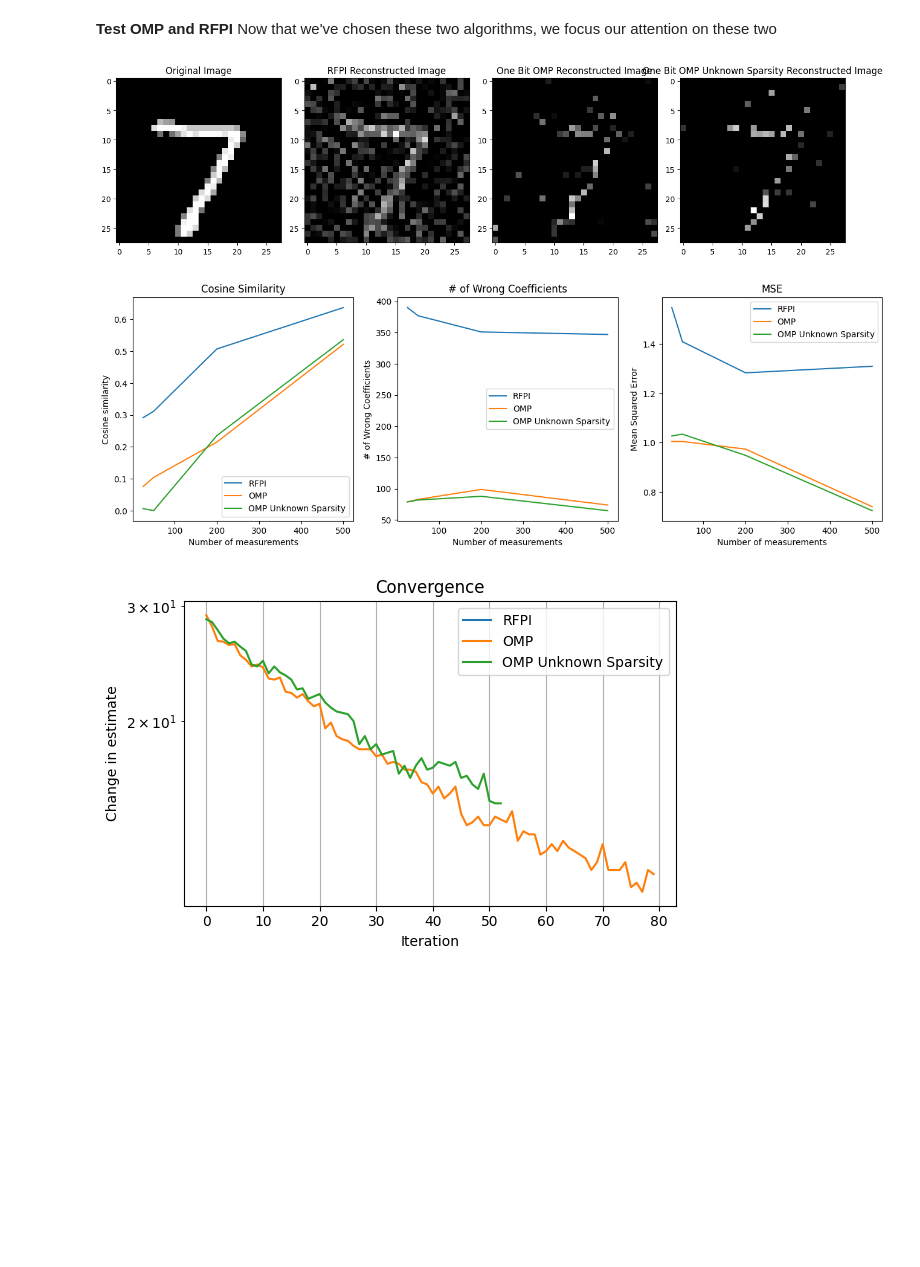
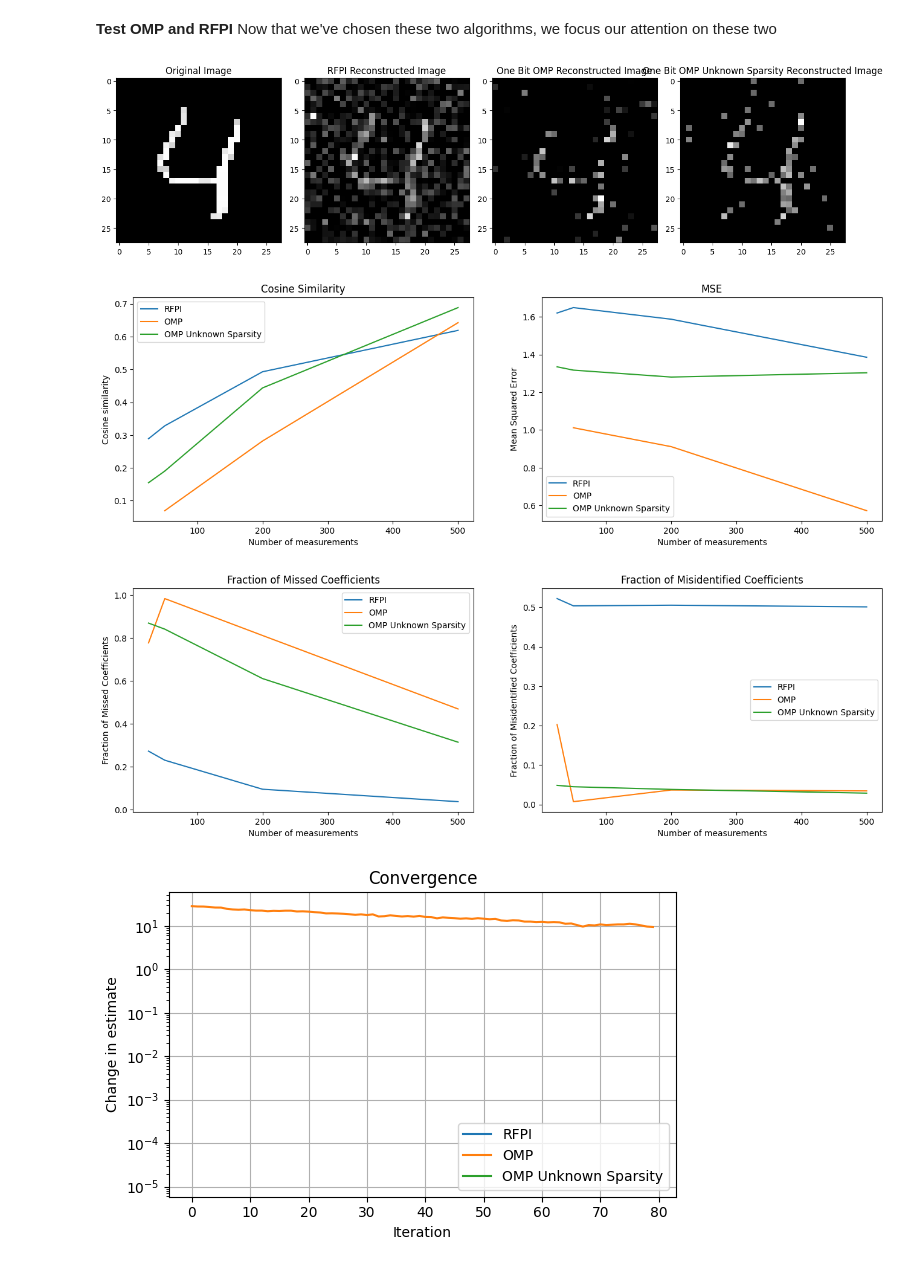
Before and after one commit to josephine-king/EE4740_ImageCompression, a Jupyter notebook: image_compression.ipynb, the cells around one changed output. Saved outputs shown, nothing was run; the diff lists cells and outputs as text; code cells hidden in the pictures; blank space fills up the shorter version.

```diff
--- a/image_compression.ipynb
+++ b/image_compression.ipynb
@@ -84,7 +84,7 @@ def plot_meas_matrix(meas_matrix):
 data = import_mnist_data(1)
 print(data.shape)
 
-sparse_data = sparsify_data(data, 100) #anything below 100 is = zero
+sparse_data = sparsify_data(data, 200) #anything below 100 is = zero
 print(sparse_data.shape)
 
 plot_est_images(data, sparse_data)
@@ -319,12 +321,14 @@ def convex_l1_sign(meas_matrix, measurement, max_iters=1000):
 def test_algo(algo, num_images, sparse_data, measurement_dims, step_size, lamda, sparsity, known_sparsity, threshold, max_iter):
 
     mses = []
-    wrong_coeffs = []
+    missed_coeffs = []
+    misided_coeffs = []
     cosine_sims = []
 
     for m in measurement_dims:
         mse_dim = []
-        wrong_coeff_dim = []
+        missed_coeff_dim = []
+        misided_coeff_dim = []
         cosine_sim_dim = []
         for idx in range(0,num_images):
             curr_data = sparse_data[idx,:]
@@ -348,18 +352,22 @@ def test_algo(algo, num_images, sparse_data, measurement_dims, step_size, lamda,
             # Renormalize
             estimate = estimate * 255/(np.max(estimate))
 
-            wrong_coeff = calculate_wrong_coefficients(curr_data, estimate)
-            wrong_coeff_dim.append(wrong_coeff)
+            missed_coeff = calculate_missed_coefficients(curr_data, estimate)
+            missed_coeff_dim.append(missed_coeff)
+            misided_coeff = calculate_misidentified_coefficients(curr_data, estimate)
+            misided_coeff_dim.append(misided_coeff)
+            missed_coeff_dim.append(missed_coeff)
             mse = calculate_normalized_mse(curr_data, estimate)
             mse_dim.append(mse)
             cosine_sim = calculate_cosine_similarity(curr_data, estimate)
             cosine_sim_dim.append(cosine_sim)
 
         mses.append(np.mean(mse_dim))
-        wrong_coeffs.append(np.mean(wrong_coeff_dim))
+        missed_coeffs.append(np.mean(missed_coeff_dim))
+        misided_coeffs.append(np.mean(misided_coeff_dim))
         cosine_sims.append(np.mean(cosine_sim_dim))
 
-    return cosine_sims, mses, wrong_coeffs, curr_data, estimate, convergence
+    return cosine_sims, mses, missed_coeffs, misided_coeffs, curr_data, estimate, convergence
 # %% [markdown]
 **TEST AND COMPARE ALGOS**
 # %%
@@ -424,53 +444,64 @@ plt.show()
 **Test OMP and RFPI** Now that we've chosen these two algorithms, we focus our attention on these two
 # %%
 meas_matrix_dims = [25, 50, 200, 500]
-num_img = 1
+num_img = 10
 data = import_mnist_data(num_img)
-sparse_data = sparsify_data(data, 100)
+sparse_data = sparsify_data(data, 200)
 
-cosine_sim_omp, mses_omp, wrong_coeffs_omp, curr_data, estimate_omp, convergence_omp = test_algo("one_bit_omp", num_img, sparse_data, meas_matrix_dims, 1e-5, 0.1, 80, True, 1e-3, 1000)
-cosine_sim_omp_us, mses_omp_us, wrong_coeffs_omp_us, curr_data, estimate_omp_us, convergence_omp_us = test_algo("one_bit_omp", num_img, sparse_data, meas_matrix_dims, 1e-5, 0.1, 20, False, 1e-3, 1000)
-cosine_sim_rfpi, mses_rfpi, wrong_coeffs_rfpi, curr_data, estimate_rfpi, convergence_rfpi = test_algo("rfpi", num_img, sparse_data, meas_matrix_dims, 1e-5, 0.1, 0, False, 1e-5, 10000)
+cosine_sim_omp, mses_omp, missed_coeffs_omp, misided_coeffs_omp, curr_data, estimate_omp, convergence_omp = test_algo("one_bit_omp", num_img, sparse_data, meas_matrix_dims, 1e-5, 0.1, 80, True, 1e-3, 1000)
+cosine_sim_omp_us, mses_omp_us, missed_coeffs_omp_us, misided_coeffs_omp_us, curr_data, estimate_omp_us, convergence_omp_us = test_algo("one_bit_omp", num_img, sparse_data, meas_matrix_dims, 1e-5, 0.1, 20, False, 1e-3, 1000)
+cosine_sim_rfpi, mses_rfpi, missed_coeffs_rfpi, misided_coeffs_rfpi, curr_data, estimate_rfpi, convergence_rfpi = test_algo("rfpi", num_img, sparse_data, meas_matrix_dims, 1e-5, 0.1, 0, False, 1e-5, 10000)
 
 plot_algos([curr_data, estimate_rfpi, estimate_omp, estimate_omp_us], ["Original Image", "RFPI Reconstructed Image", "One Bit OMP Reconstructed Image", "One Bit OMP Unknown Sparsity Reconstructed Image"])
 
-fig, axs = plt.subplots(1, 3)
+fig, axs = plt.subplots(1, 2)
 fig.set_figwidth(16)
 axs[0].plot(meas_matrix_dims, cosine_sim_rfpi)
 axs[0].plot(meas_matrix_dims,cosine_sim_omp)
 axs[0].plot(meas_matrix_dims,cosine_sim_omp_us)
 axs[0].set_title("Cosine Similarity")
 axs[0].set_xlabel("Number of measurements")
 axs[0].set_ylabel("Cosine similarity")
 axs[0].legend(["RFPI","OMP","OMP Unknown Sparsity"])
-axs[1].plot(meas_matrix_dims, wrong_coeffs_rfpi)
-axs[1].plot(meas_matrix_dims,wrong_coeffs_omp)
-axs[1].plot(meas_matrix_dims,wrong_coeffs_omp_us)
-axs[1].set_title("# of Wrong Coefficients")
+axs[1].plot(meas_matrix_dims, mses_rfpi)
+axs[1].plot(meas_matrix_dims,mses_omp)
+axs[1].plot(meas_matrix_dims,mses_omp_us)
+axs[1].set_title("MSE")
 axs[1].set_xlabel("Number of measurements")
-axs[1].set_ylabel("# of Wrong Coefficients")
+axs[1].set_ylabel("Mean Squared Error")
 axs[1].legend(["RFPI","OMP","OMP Unknown Sparsity"])
-axs[2].plot(meas_matrix_dims, mses_rfpi)
-axs[2].plot(meas_matrix_dims,mses_omp)
-axs[2].plot(meas_matrix_dims,mses_omp_us)
-axs[2].set_title("MSE")
-axs[2].set_xlabel("Number of measurements")
-axs[2].set_ylabel("Mean Squared Error")
-axs[2].legend(["RFPI","OMP","OMP Unknown Sparsity"])
+
+fig, axs = plt.subplots(1, 2)
+fig.set_figwidth(16)
+axs[0].plot(meas_matrix_dims, missed_coeffs_rfpi)
+axs[0].plot(meas_matrix_dims, missed_coeffs_omp)
+axs[0].plot(meas_matrix_dims, missed_coeffs_omp_us)
+axs[0].set_title("Fraction of Missed Coefficients")
+axs[0].set_xlabel("Number of measurements")
+axs[0].set_ylabel("Fraction of Missed Coefficients")
+axs[0].legend(["RFPI","OMP","OMP Unknown Sparsity"])
+axs[1].plot(meas_matrix_dims, misided_coeffs_rfpi)
+axs[1].plot(meas_matrix_dims, misided_coeffs_omp)
+axs[1].plot(meas_matrix_dims, misided_coeffs_omp_us)
+axs[1].set_title("Fraction of Misidentified Coefficients")
+axs[1].set_xlabel("Number of measurements")
+axs[1].set_ylabel("Fraction of Misidentified Coefficients")
+axs[1].legend(["RFPI","OMP","OMP Unknown Sparsity"])
 plt.show()
 
 plt.figure(figsize=(6, 4))
 plt.semilogy(convergence_rfpi)
 plt.semilogy(convergence_omp)
 plt.semilogy(convergence_omp_us)
 plt.xlabel("Iteration")
 plt.ylabel("Change in estimate")
 plt.title("Convergence")
 plt.legend(["RFPI","OMP","OMP Unknown Sparsity"])
 plt.grid(True)
 plt.tight_layout()
 plt.show()
 # %% [output]
-[figure, old version]
+[figure, new version]
-[figure, old version]
+[figure, new version]
-[figure, old version]
+[figure, new version]
+[figure, added]
```
Also changed, not shown: parts of 3 cells of this notebook.
